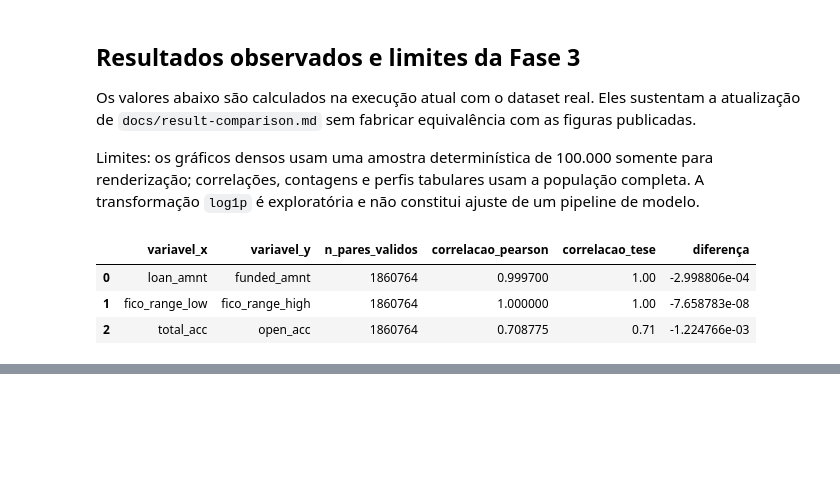
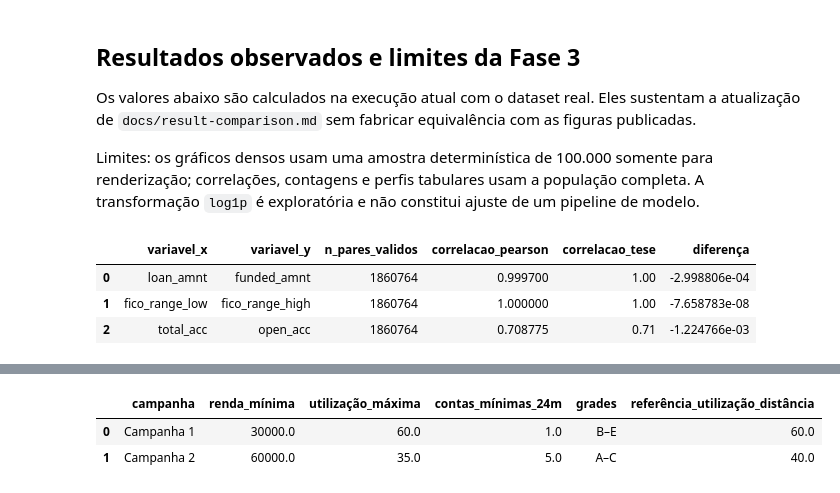
Before and after one commit to viniciuspizettadesouza/tcc-project, a Jupyter notebook: notebooks/tcc-reconstructed.ipynb, the cells around one changed output, grey strips where cells are left out. Saved outputs shown, nothing was run; the diff lists cells and outputs as text; code cells hidden in the pictures; blank space fills up the shorter version.

```diff
--- a/notebooks/tcc-reconstructed.ipynb
+++ b/notebooks/tcc-reconstructed.ipynb
@@ -466,0 +484,36 @@ observed_results
+# %%
+from tcc_reconstruction.poc1 import (
+    CAMPAIGN_1,
+    CAMPAIGN_2,
+    CAMPAIGN_2_STRICT,
+    DEFAULT_DISTANCE_THRESHOLD,
+    evaluate_campaign,
+    reproduce_table_7,
+    robust_component_scales,
+)
+
+campaign_rules = pd.DataFrame(
+    [
+        {
+            "campanha": CAMPAIGN_1.name,
+            "renda_mínima": CAMPAIGN_1.minimum_annual_income,
+            "utilização_máxima": CAMPAIGN_1.maximum_utilization,
+            "contas_mínimas_24m": CAMPAIGN_1.minimum_recent_accounts,
+            "grades": "B–E",
+            "referência_utilização_distância": CAMPAIGN_1.distance_utilization_reference,
+        },
+        {
+            "campanha": CAMPAIGN_2.name,
+            "renda_mínima": CAMPAIGN_2.minimum_annual_income,
+            "utilização_máxima": CAMPAIGN_2.maximum_utilization,
+            "contas_mínimas_24m": CAMPAIGN_2.minimum_recent_accounts,
+            "grades": "A–C",
+            "referência_utilização_distância": CAMPAIGN_2.distance_utilization_reference,
+        },
+    ]
+)
+campaign_rules
+# %% [output]
+|  | campanha | renda_mínima | utilização_máxima | contas_mínimas_24m | grades | referência_utilização_distância |
+| 0 | Campanha 1 | 30000.0 | 60.0 | 1.0 | B–E | 60.0 |
+| 1 | Campanha 2 | 60000.0 | 35.0 | 5.0 | A–C | 40.0 |
```
Also changed, not shown: parts of 14 cells of this notebook, 5 other files.
